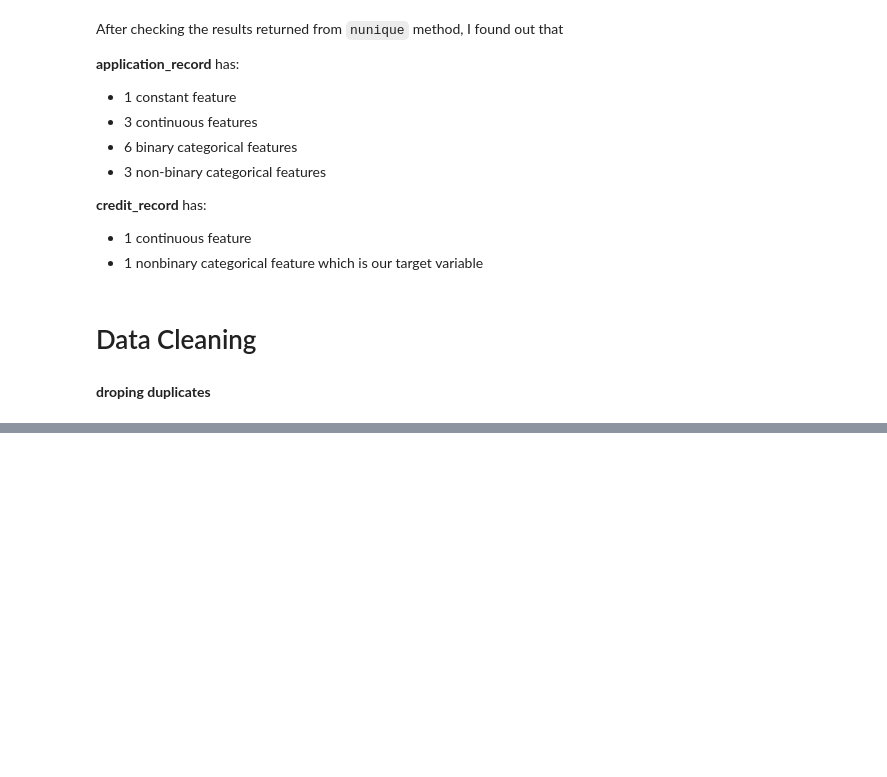
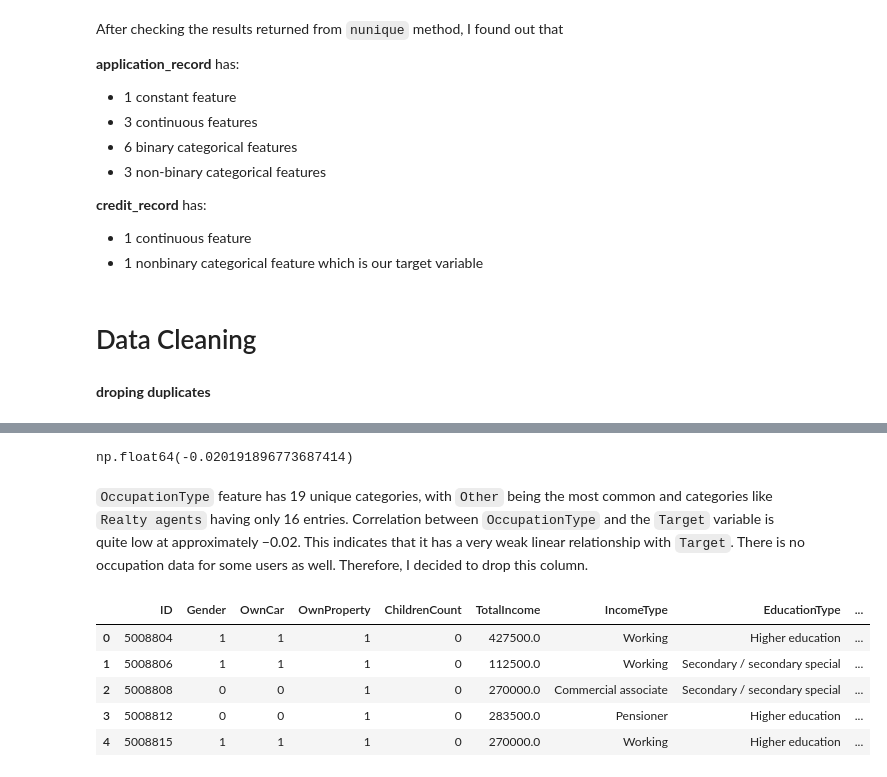
Before and after one commit to archx64-ait/ml-pattaya-ait, a Jupyter notebook: code/project.ipynb, the cells around one changed output, grey strips where cells are left out. Saved outputs shown, nothing was run; the diff lists cells and outputs as text; code cells hidden in the pictures; blank space fills up the shorter version.

````diff
--- a/code/project.ipynb
+++ b/code/project.ipynb
@@ -174,0 +407,24 @@ shape after dropping duplicates: (90085, 18)
+# %%
+from sklearn.preprocessing import LabelEncoder
+
+le = LabelEncoder()
+
+final_df['OccupationType_encoded'] = le.fit_transform(final_df['OccupationType'])
+
+occupation_target_corr = final_df[['OccupationType_encoded', 'Target']].corr().iloc[0, 1]
+occupation_target_corr
+# %% [output]
+np.float64(-0.020191896773687414)
+# %% [markdown]
+```OccupationType``` feature has 19 unique categories, with ```Other``` being the most common and categories like ```Realty agents``` having only 16 entries.
+Correlation between ```OccupationType``` and the ```Target``` variable is quite low at approximately −0.02. This indicates that it has a very weak linear relationship with ```Target```. There is no occupation data for some users as well. Therefore, I decided to drop this column.
+# %%
+final_df = final_df.drop(columns=['OccupationType', 'OccupationType_encoded'])
+final_df.head()
+# %% [output]
+|  | ID | Gender | OwnCar | OwnProperty | ChildrenCount | TotalIncome | IncomeType | EducationType | ... |
+| 0 | 5008804 | 1 | 1 | 1 | 0 | 427500.0 | Working | Higher education | ... |
+| 1 | 5008806 | 1 | 1 | 1 | 0 | 112500.0 | Working | Secondary / secondary special | ... |
+| 2 | 5008808 | 0 | 0 | 1 | 0 | 270000.0 | Commercial associate | Secondary / secondary special | ... |
+| 3 | 5008812 | 0 | 0 | 1 | 0 | 283500.0 | Pensioner | Higher education | ... |
+| 4 | 5008815 | 1 | 1 | 1 | 0 | 270000.0 | Working | Higher education | ... |
````
Also changed, not shown: parts of 34 cells of this notebook, 1 other file.
